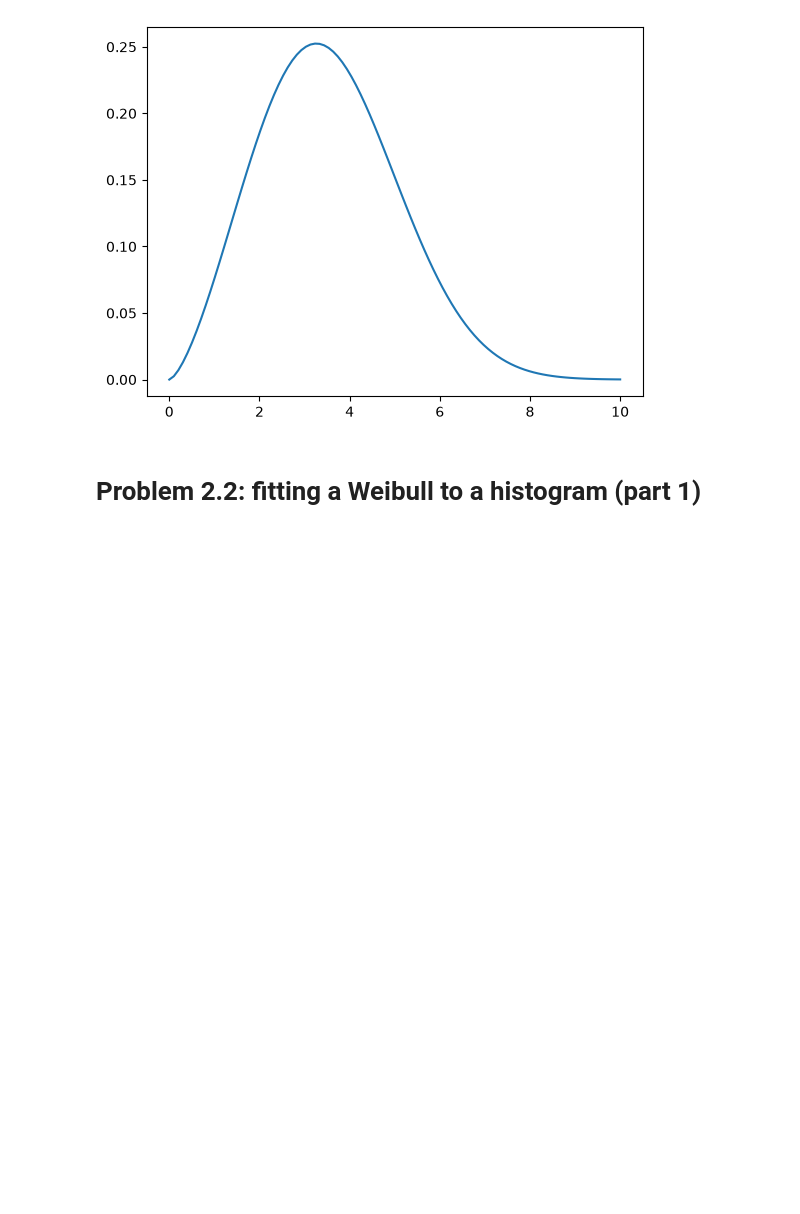
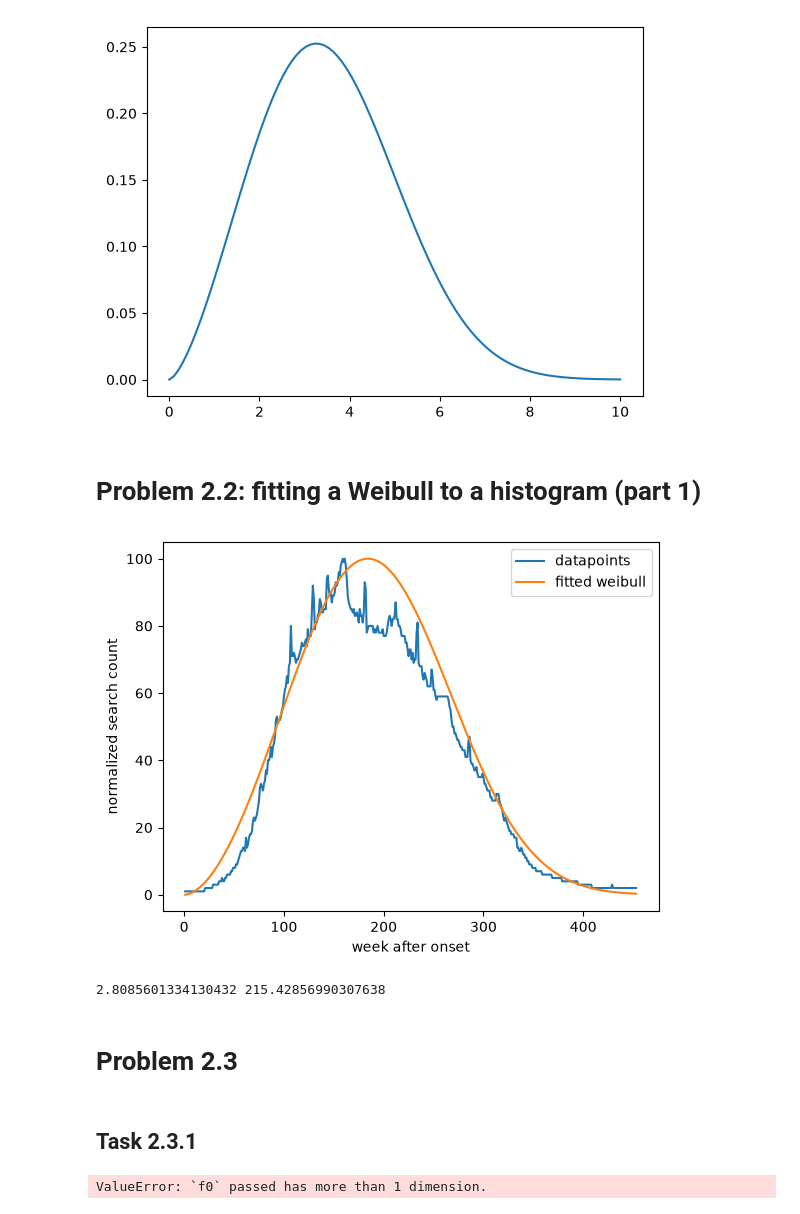
Before and after one commit to leon-grompe/PrinciplesOfML, a Jupyter notebook: Sheet2/Weibull.ipynb, the cells around one changed output. Drawn from its saved outputs; the diff is of its cells as text; code cells hidden in the pictures; blank space fills up the shorter version.

Commit message:
problem 3 start

```diff
--- a/Sheet2/Weibull.ipynb
+++ b/Sheet2/Weibull.ipynb
@@ -93,3 +95,75 @@ def dLb2(a,b,D):
 def dLab(a,b,D):
     N = len(D)
     return (1/b) * np.sum((D/b)**a) + (a/b) * np.sum((D/b)**a * np.log(D/b)) - N/b
+# %%
+def newtonUpdate(a,b,D):
+    dla  = dLa(a,b,D)
+    dlb  = dLb(a,b,D)
+    dla2 = dLa2(a,b,D)
+    dlb2 = dLb2(a,b,D)
+    dlab = dLab(a,b,D)
+
+    mat1 = np.array([a,b]).T
+    mat2 = np.linalg.inv(np.array([[dla2, dlab],[dlab, dlb2]]))
+    mat3 = np.array([dla, dlb]).T
+
+    return mat1 - mat2 @ mat3
+# %%
+def plot_weibull_fitted(x,y, a,b):
+    plt.figure()
+    plt.plot(x, y, label='datapoints')
+
+    scale = np.max(y) / np.max(weibull_pdf(x,a,b))
+    plt.plot(x, scale * weibull_pdf(x,a,b), label ='fitted weibull')
+
+    plt.xlabel('week after onset')
+    plt.ylabel('normalized search count')
+    plt.legend()
+    plt.show()
+# %%
+def fullNewtonUpdate():
+    a = 1
+    b = 1
+    t, c = load_myspace_data()
+    D = np.repeat(t,c) # ugly
+
+    for i in range(25):
+        result = newtonUpdate(a,b,D)
+        a = result[0]
+        b = result[1]
+
+    plot_weibull_fitted(t,c,a,b)
+    return a,b
+# %%
+a,b = fullNewtonUpdate()
+print(a,b)
+# %% [output]
+[figure, added]
+2.8085601334130432 215.42856990307638
+# %% [markdown]
+# Problem 2.3
+# %% [markdown]
+## Task 2.3.1
+# %%
+t, c = load_myspace_data()
+
+def f_tilde(x,A,a,b):
+    return A*weibull_pdf(x,a,b)
+
+a = 2
+b = 200
+A = 1000
+
+popt, _ = curve_fit(f_tilde,t,c, p0=[1000,2,200], bounds=([0,0,0],[np.inf, np.inf, np.inf]))
+A_opt, a_opt, b_opt = popt
+
+plt.figure()
+plt.plot(x, y, label='datapoints')
+plt.plot(x, f_tilde(x,A_opt,a_opt,b_opt), label ='scaled weibull')
+
+plt.xlabel('week after onset')
+plt.ylabel('normalized search count')
+plt.legend()
+plt.show()
+# %% [output]
+ValueError: `f0` passed has more than 1 dimension.
```
Also changed, not shown: parts of 2 cells of this notebook.
